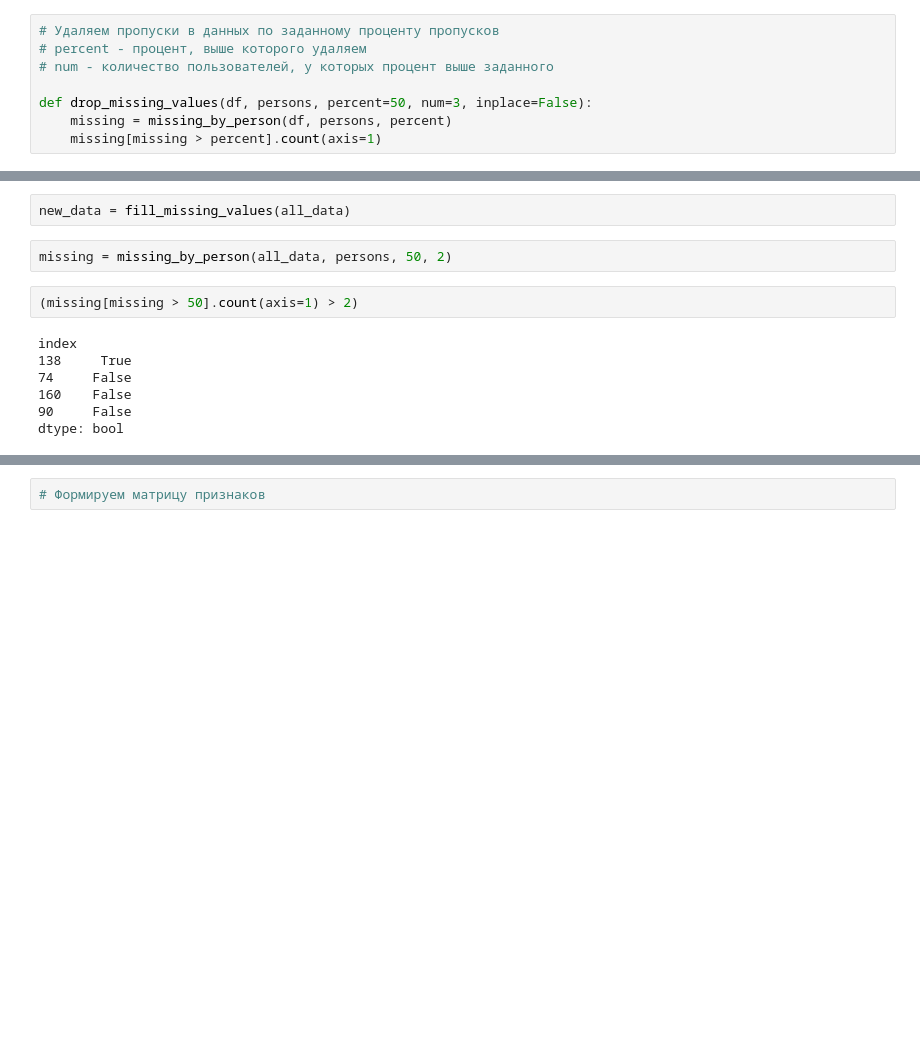
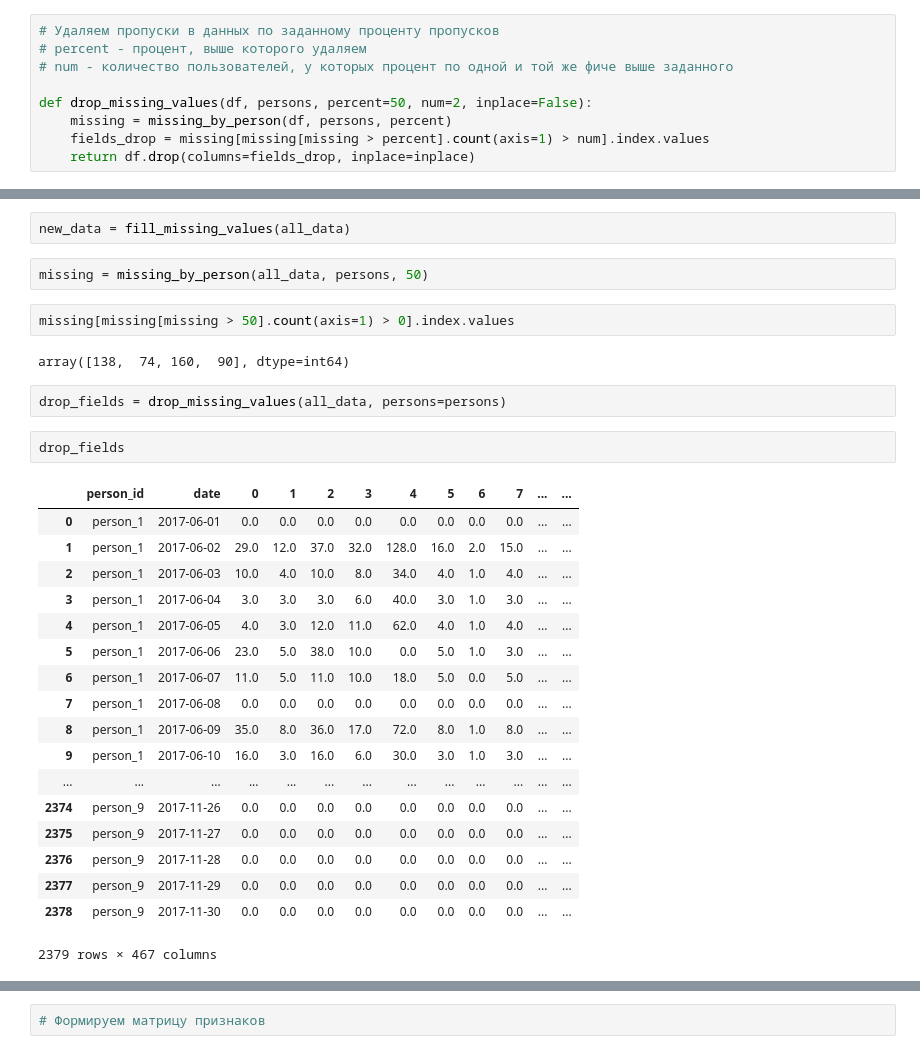
Before and after one commit to sergey-yushanov/ods-mentoring, a Jupyter notebook: 01/task-01.ipynb, the cells around one changed output, grey strips where cells are left out. Drawn from its saved outputs; the diff is of its cells as text; blank space fills up the shorter version.

```diff
--- a/01/task-01.ipynb
+++ b/01/task-01.ipynb
@@ -102,11 +102,12 @@ plt.show()
 # %%
 # Удаляем пропуски в данных по заданному проценту пропусков
 # percent - процент, выше которого удаляем
-# num - количество пользователей, у которых процент выше заданного
+# num - количество пользователей, у которых процент по одной и той же фиче выше заданного
 
-def drop_missing_values(df, persons, percent=50, num=3, inplace=False):
+def drop_missing_values(df, persons, percent=50, num=2, inplace=False):
     missing = missing_by_person(df, persons, percent)
-    missing[missing > percent].count(axis=1)
+    fields_drop = missing[missing[missing > percent].count(axis=1) > num].index.values
+    return df.drop(columns=fields_drop, inplace=inplace)
 # %%
 # Заполняем пропуски в данных заданным значением
 # kind - определяет, каким образом заполняем пропуски
@@ -120,13 +121,31 @@ def fill_missing_values(df, kind='mean', inplace=False):
 # %%
 new_data = fill_missing_values(all_data)
 # %%
-missing = missing_by_person(all_data, persons, 50, 2)
+missing = missing_by_person(all_data, persons, 50)
 # %%
-(missing[missing > 50].count(axis=1) > 2)
+missing[missing[missing > 50].count(axis=1) > 0].index.values
 # %% [output]
-index
-138     True
-74     False
-160    False
-90     False
-dtype: bool
+array([138,  74, 160,  90], dtype=int64)
+# %%
+drop_fields = drop_missing_values(all_data, persons=persons)
+# %%
+drop_fields
+# %% [output]
+|  | person_id | date | 0 | 1 | 2 | 3 | 4 | 5 | 6 | 7 | ... | ... |
+| 0 | person_1 | 2017-06-01 | 0.0 | 0.0 | 0.0 | 0.0 | 0.0 | 0.0 | 0.0 | 0.0 | ... | ... |
+| 1 | person_1 | 2017-06-02 | 29.0 | 12.0 | 37.0 | 32.0 | 128.0 | 16.0 | 2.0 | 15.0 | ... | ... |
+| 2 | person_1 | 2017-06-03 | 10.0 | 4.0 | 10.0 | 8.0 | 34.0 | 4.0 | 1.0 | 4.0 | ... | ... |
+| 3 | person_1 | 2017-06-04 | 3.0 | 3.0 | 3.0 | 6.0 | 40.0 | 3.0 | 1.0 | 3.0 | ... | ... |
+| 4 | person_1 | 2017-06-05 | 4.0 | 3.0 | 12.0 | 11.0 | 62.0 | 4.0 | 1.0 | 4.0 | ... | ... |
+| 5 | person_1 | 2017-06-06 | 23.0 | 5.0 | 38.0 | 10.0 | 0.0 | 5.0 | 1.0 | 3.0 | ... | ... |
+| 6 | person_1 | 2017-06-07 | 11.0 | 5.0 | 11.0 | 10.0 | 18.0 | 5.0 | 0.0 | 5.0 | ... | ... |
+| 7 | person_1 | 2017-06-08 | 0.0 | 0.0 | 0.0 | 0.0 | 0.0 | 0.0 | 0.0 | 0.0 | ... | ... |
+| 8 | person_1 | 2017-06-09 | 35.0 | 8.0 | 36.0 | 17.0 | 72.0 | 8.0 | 1.0 | 8.0 | ... | ... |
+| 9 | person_1 | 2017-06-10 | 16.0 | 3.0 | 16.0 | 6.0 | 30.0 | 3.0 | 1.0 | 3.0 | ... | ... |
+| ... | ... | ... | ... | ... | ... | ... | ... | ... | ... | ... | ... | ... |
+| 2374 | person_9 | 2017-11-26 | 0.0 | 0.0 | 0.0 | 0.0 | 0.0 | 0.0 | 0.0 | 0.0 | ... | ... |
+| 2375 | person_9 | 2017-11-27 | 0.0 | 0.0 | 0.0 | 0.0 | 0.0 | 0.0 | 0.0 | 0.0 | ... | ... |
+| 2376 | person_9 | 2017-11-28 | 0.0 | 0.0 | 0.0 | 0.0 | 0.0 | 0.0 | 0.0 | 0.0 | ... | ... |
+| 2377 | person_9 | 2017-11-29 | 0.0 | 0.0 | 0.0 | 0.0 | 0.0 | 0.0 | 0.0 | 0.0 | ... | ... |
+| 2378 | person_9 | 2017-11-30 | 0.0 | 0.0 | 0.0 | 0.0 | 0.0 | 0.0 | 0.0 | 0.0 | ... | ... |
+2379 rows × 467 columns
```
Also changed, not shown: parts of 2 cells of this notebook.
